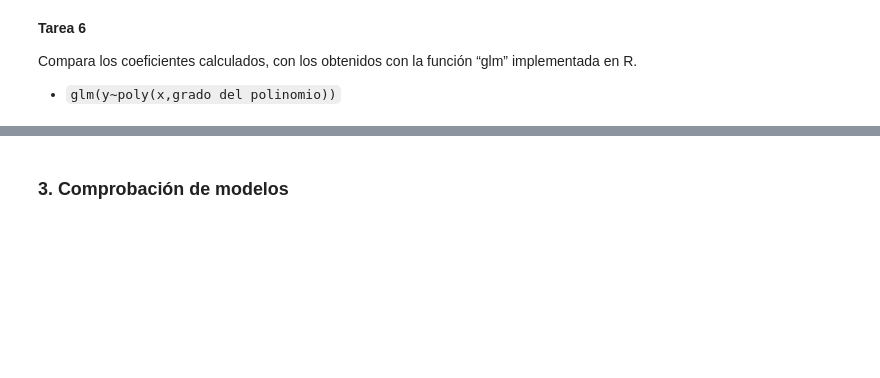
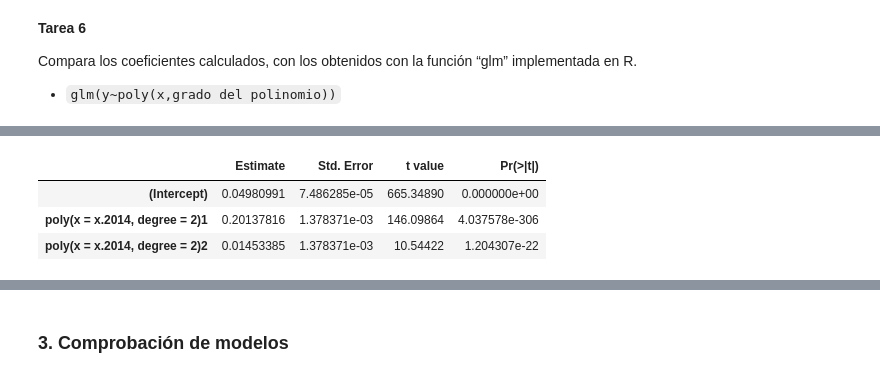
Before and after one commit to yerartdev/uc-m1965-stats, a Jupyter notebook: p8/m1965-stats-ii-practica-regresion.ipynb, the cells around one changed output, grey strips where cells are left out. Saved outputs shown, nothing was run; the diff lists cells and outputs as text; code cells hidden in the pictures; blank space fills up the shorter version.

```diff
--- a/p8/m1965-stats-ii-practica-regresion.ipynb
+++ b/p8/m1965-stats-ii-practica-regresion.ipynb
@@ -196,0 +283,7 @@ implementada en R.
+# %%
+summary(model.2014.2)$coef
+# %% [output]
+|  | Estimate | Std. Error | t value | Pr(>|t|) |
+| (Intercept) | 0.04980991 | 7.486285e-05 | 665.34890 | 0.000000e+00 |
+| poly(x = x.2014, degree = 2)1 | 0.20137816 | 1.378371e-03 | 146.09864 | 4.037578e-306 |
+| poly(x = x.2014, degree = 2)2 | 0.01453385 | 1.378371e-03 | 10.54422 | 1.204307e-22 |
```
Also changed, not shown: parts of 23 cells of this notebook.
